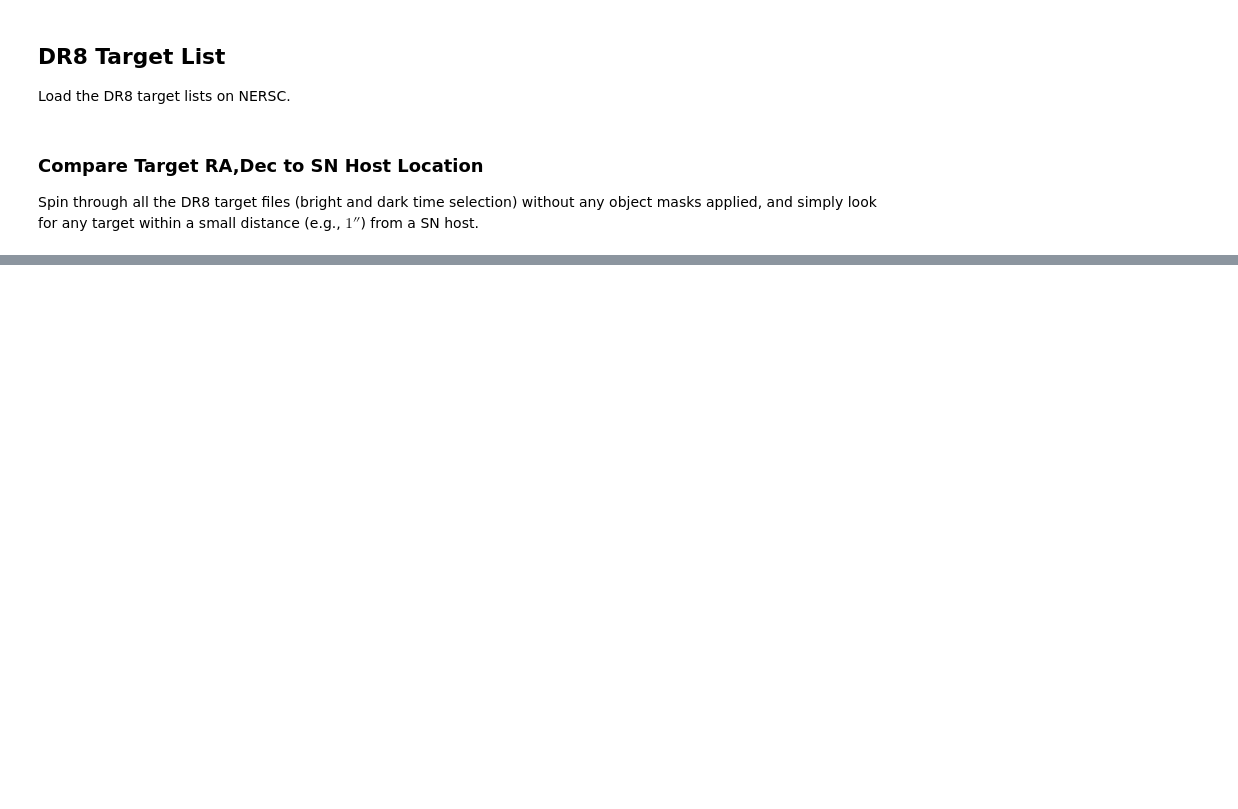
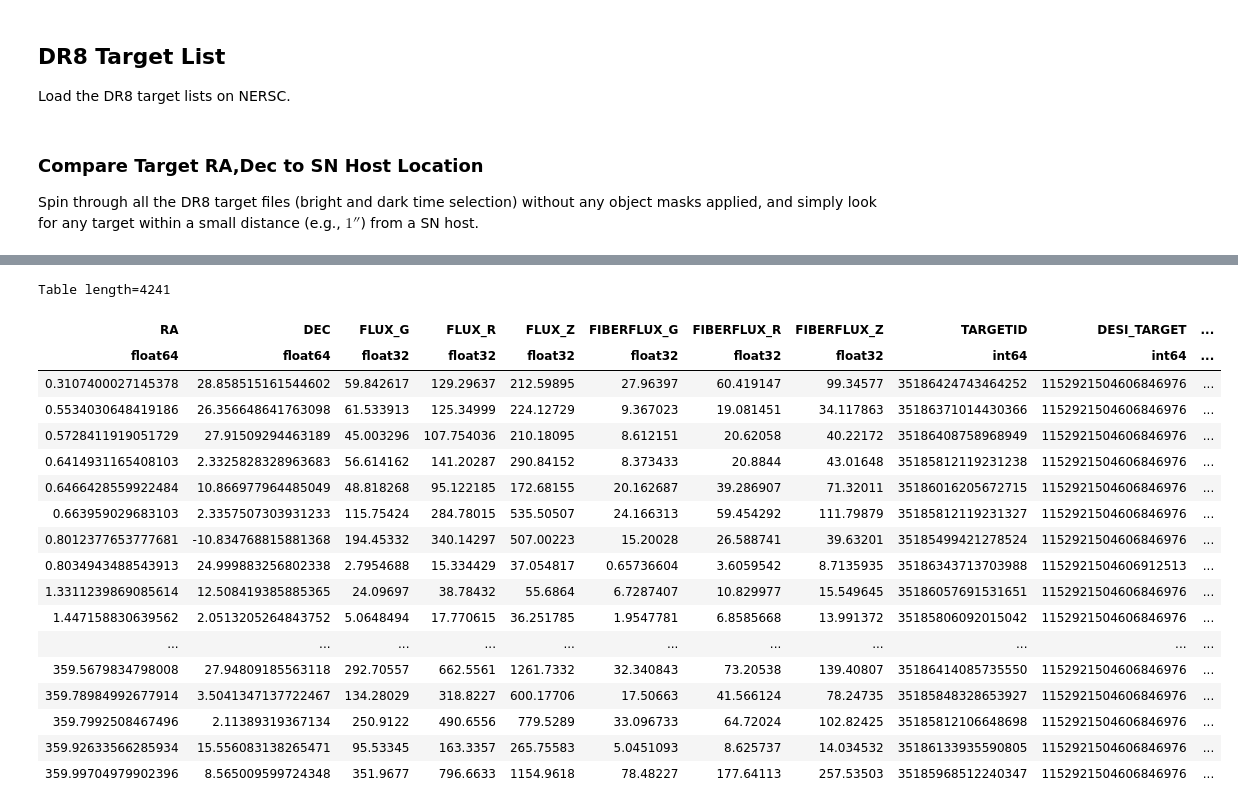
Before and after one commit to desihub/timedomain, a Jupyter notebook: snsurvey/sn_target_dr8.ipynb, the cells around one changed output, grey strips where cells are left out. Saved outputs shown, nothing was run; the diff lists cells and outputs as text; code cells hidden in the pictures; blank space fills up the shorter version.

```diff
--- a/snsurvey/sn_target_dr8.ipynb
+++ b/snsurvey/sn_target_dr8.ipynb
@@ -171,0 +178,25 @@ selected_targets
+# %%
+select_bgs = (selected_targets['BGS_TARGET'] & bgs_mask.mask('BGS_BRIGHT|BGS_WISE')) != 0
+selected_bgs_targets = selected_targets[select_bgs]
+# %%
+selected_bgs_targets
+# %% [output]
+Table length=4241
+| RA | DEC | FLUX_G | FLUX_R | FLUX_Z | FIBERFLUX_G | FIBERFLUX_R | FIBERFLUX_Z | TARGETID | DESI_TARGET | ... |
+| float64 | float64 | float32 | float32 | float32 | float32 | float32 | float32 | int64 | int64 | ... |
+| 0.3107400027145378 | 28.858515161544602 | 59.842617 | 129.29637 | 212.59895 | 27.96397 | 60.419147 | 99.34577 | 35186424743464252 | 1152921504606846976 | ... |
+| 0.5534030648419186 | 26.356648641763098 | 61.533913 | 125.34999 | 224.12729 | 9.367023 | 19.081451 | 34.117863 | 35186371014430366 | 1152921504606846976 | ... |
+| 0.5728411919051729 | 27.91509294463189 | 45.003296 | 107.754036 | 210.18095 | 8.612151 | 20.62058 | 40.22172 | 35186408758968949 | 1152921504606846976 | ... |
+| 0.6414931165408103 | 2.3325828328963683 | 56.614162 | 141.20287 | 290.84152 | 8.373433 | 20.8844 | 43.01648 | 35185812119231238 | 1152921504606846976 | ... |
+| 0.6466428559922484 | 10.866977964485049 | 48.818268 | 95.122185 | 172.68155 | 20.162687 | 39.286907 | 71.32011 | 35186016205672715 | 1152921504606846976 | ... |
+| 0.663959029683103 | 2.3357507303931233 | 115.75424 | 284.78015 | 535.50507 | 24.166313 | 59.454292 | 111.79879 | 35185812119231327 | 1152921504606846976 | ... |
+| 0.8012377653777681 | -10.834768815881368 | 194.45332 | 340.14297 | 507.00223 | 15.20028 | 26.588741 | 39.63201 | 35185499421278524 | 1152921504606846976 | ... |
+| 0.8034943488543913 | 24.999883256802338 | 2.7954688 | 15.334429 | 37.054817 | 0.65736604 | 3.6059542 | 8.7135935 | 35186343713703988 | 1152921504606912513 | ... |
+| 1.3311239869085614 | 12.508419385885365 | 24.09697 | 38.78432 | 55.6864 | 6.7287407 | 10.829977 | 15.549645 | 35186057691531651 | 1152921504606846976 | ... |
+| 1.447158830639562 | 2.0513205264843752 | 5.0648494 | 17.770615 | 36.251785 | 1.9547781 | 6.8585668 | 13.991372 | 35185806092015042 | 1152921504606846976 | ... |
+| ... | ... | ... | ... | ... | ... | ... | ... | ... | ... | ... |
+| 359.5679834798008 | 27.94809185563118 | 292.70557 | 662.5561 | 1261.7332 | 32.340843 | 73.20538 | 139.40807 | 35186414085735550 | 1152921504606846976 | ... |
+| 359.78984992677914 | 3.5041347137722467 | 134.28029 | 318.8227 | 600.17706 | 17.50663 | 41.566124 | 78.24735 | 35185848328653927 | 1152921504606846976 | ... |
+| 359.7992508467496 | 2.11389319367134 | 250.9122 | 490.6556 | 779.5289 | 33.096733 | 64.72024 | 102.82425 | 35185812106648698 | 1152921504606846976 | ... |
+| 359.92633566285934 | 15.556083138265471 | 95.53345 | 163.3357 | 265.75583 | 5.0451093 | 8.625737 | 14.034532 | 35186133935590805 | 1152921504606846976 | ... |
+| 359.99704979902396 | 8.565009599724348 | 351.9677 | 796.6633 | 1154.9618 | 78.48227 | 177.64113 | 257.53503 | 35185968512240347 | 1152921504606846976 | ... |
```
Also changed, not shown: parts of 15 cells of this notebook.
